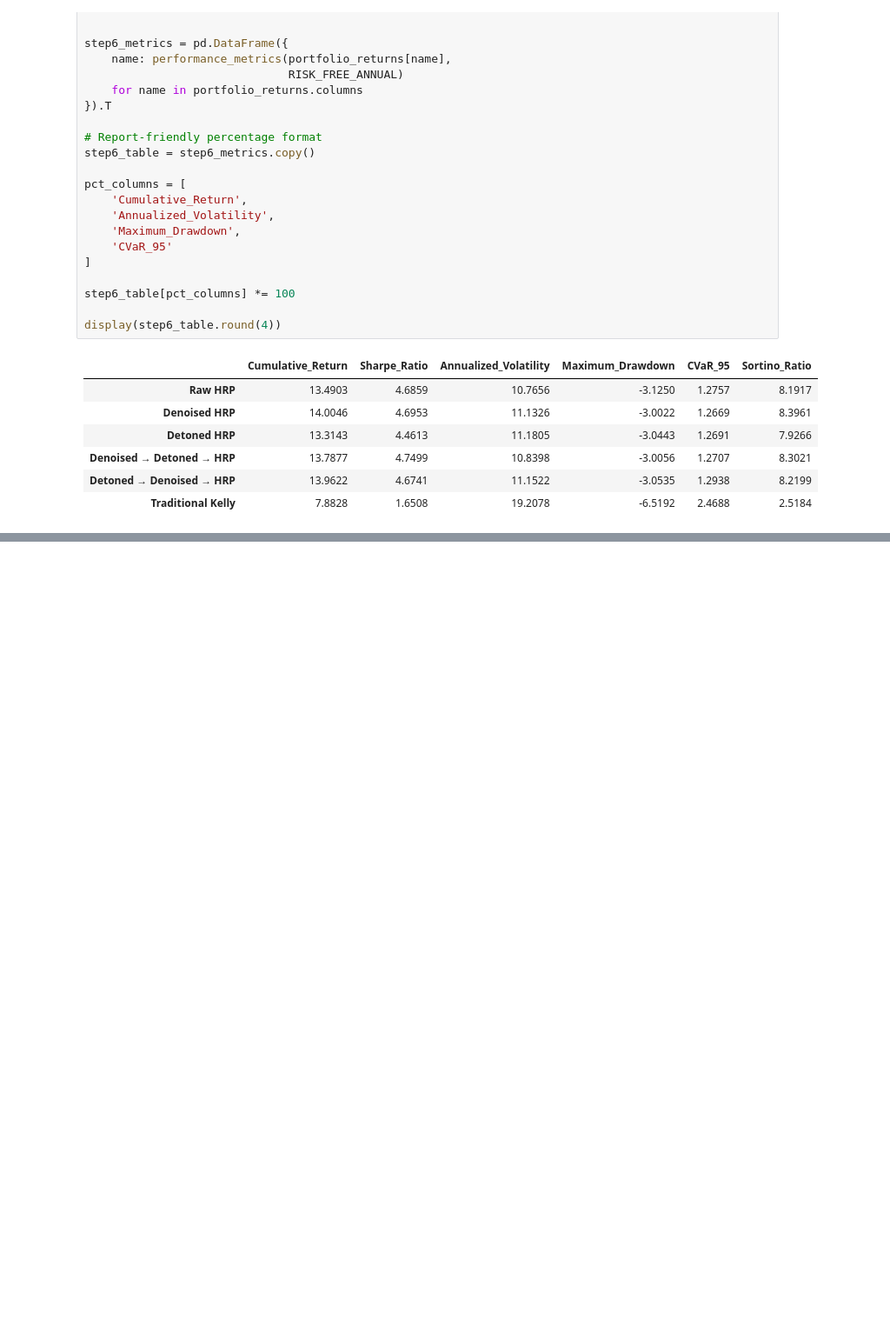
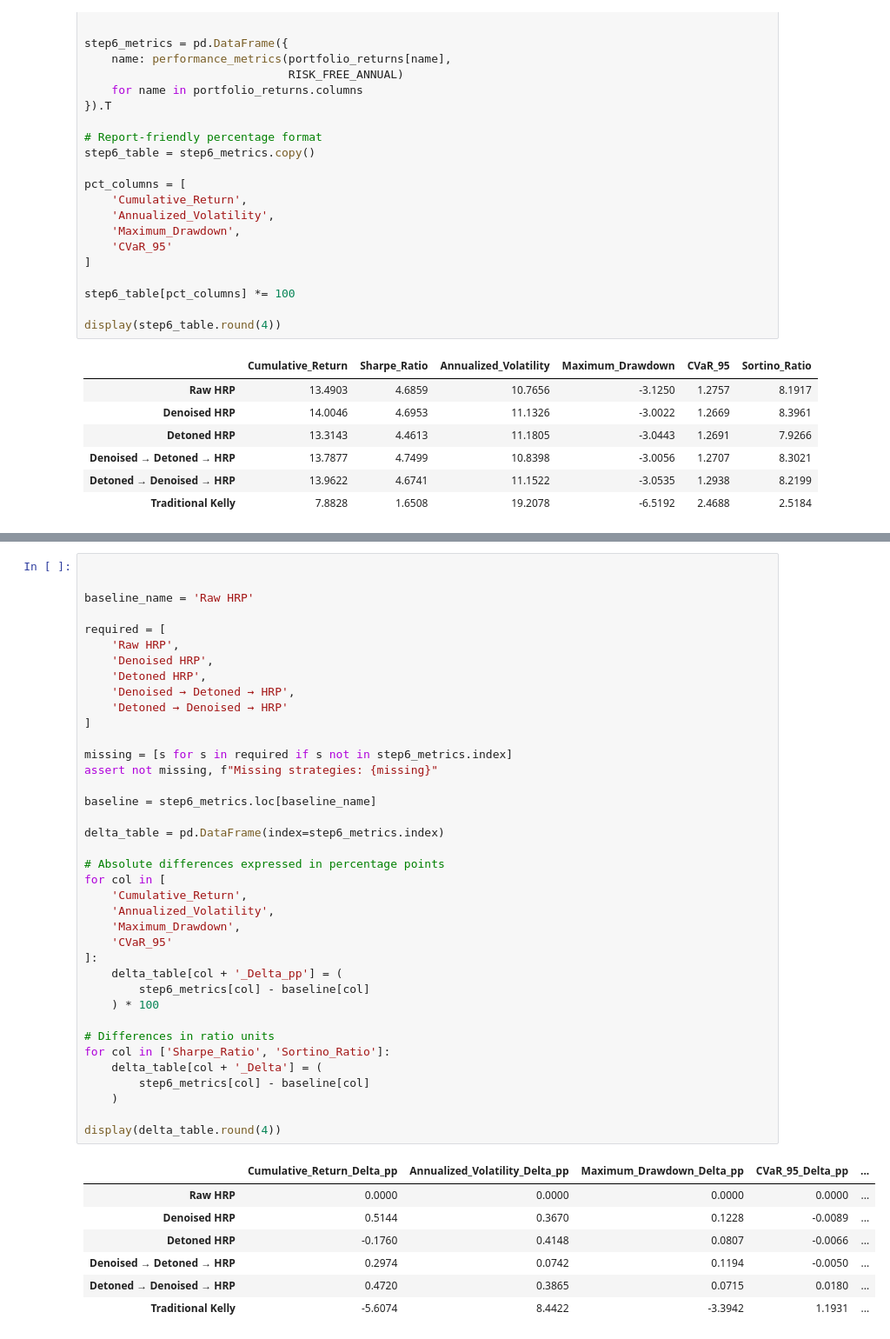
Before and after one commit to George7531/Portfolio_Management, a Jupyter notebook: Group_19296_MScFE_652_Portfolio_Management_Project_2.ipynb, the cells around one changed output, grey strips where cells are left out. Shown at 87% size. Drawn from its saved outputs; the diff is of its cells as text; blank space fills up the shorter version.

```diff
--- a/Group_19296_MScFE_652_Portfolio_Management_Project_2.ipynb
+++ b/Group_19296_MScFE_652_Portfolio_Management_Project_2.ipynb
@@ -1429,0 +1633,46 @@ display(step6_table.round(4))
+# %%
+
+
+baseline_name = 'Raw HRP'
+
+required = [
+    'Raw HRP',
+    'Denoised HRP',
+    'Detoned HRP',
+    'Denoised → Detoned → HRP',
+    'Detoned → Denoised → HRP'
+]
+
+missing = [s for s in required if s not in step6_metrics.index]
+assert not missing, f"Missing strategies: {missing}"
+
+baseline = step6_metrics.loc[baseline_name]
+
+delta_table = pd.DataFrame(index=step6_metrics.index)
+
+# Absolute differences expressed in percentage points
+for col in [
+    'Cumulative_Return',
+    'Annualized_Volatility',
+    'Maximum_Drawdown',
+    'CVaR_95'
+]:
+    delta_table[col + '_Delta_pp'] = (
+        step6_metrics[col] - baseline[col]
+    ) * 100
+
+# Differences in ratio units
+for col in ['Sharpe_Ratio', 'Sortino_Ratio']:
+    delta_table[col + '_Delta'] = (
+        step6_metrics[col] - baseline[col]
+    )
+
+display(delta_table.round(4))
+# %% [output]
+|  | Cumulative_Return_Delta_pp | Annualized_Volatility_Delta_pp | Maximum_Drawdown_Delta_pp | CVaR_95_Delta_pp | ... |
+| Raw HRP | 0.0000 | 0.0000 | 0.0000 | 0.0000 | ... |
+| Denoised HRP | 0.5144 | 0.3670 | 0.1228 | -0.0089 | ... |
+| Detoned HRP | -0.1760 | 0.4148 | 0.0807 | -0.0066 | ... |
+| Denoised → Detoned → HRP | 0.2974 | 0.0742 | 0.1194 | -0.0050 | ... |
+| Detoned → Denoised → HRP | 0.4720 | 0.3865 | 0.0715 | 0.0180 | ... |
+| Traditional Kelly | -5.6074 | 8.4422 | -3.3942 | 1.1931 | ... |
```
Also changed, not shown: parts of 10 cells of this notebook.
